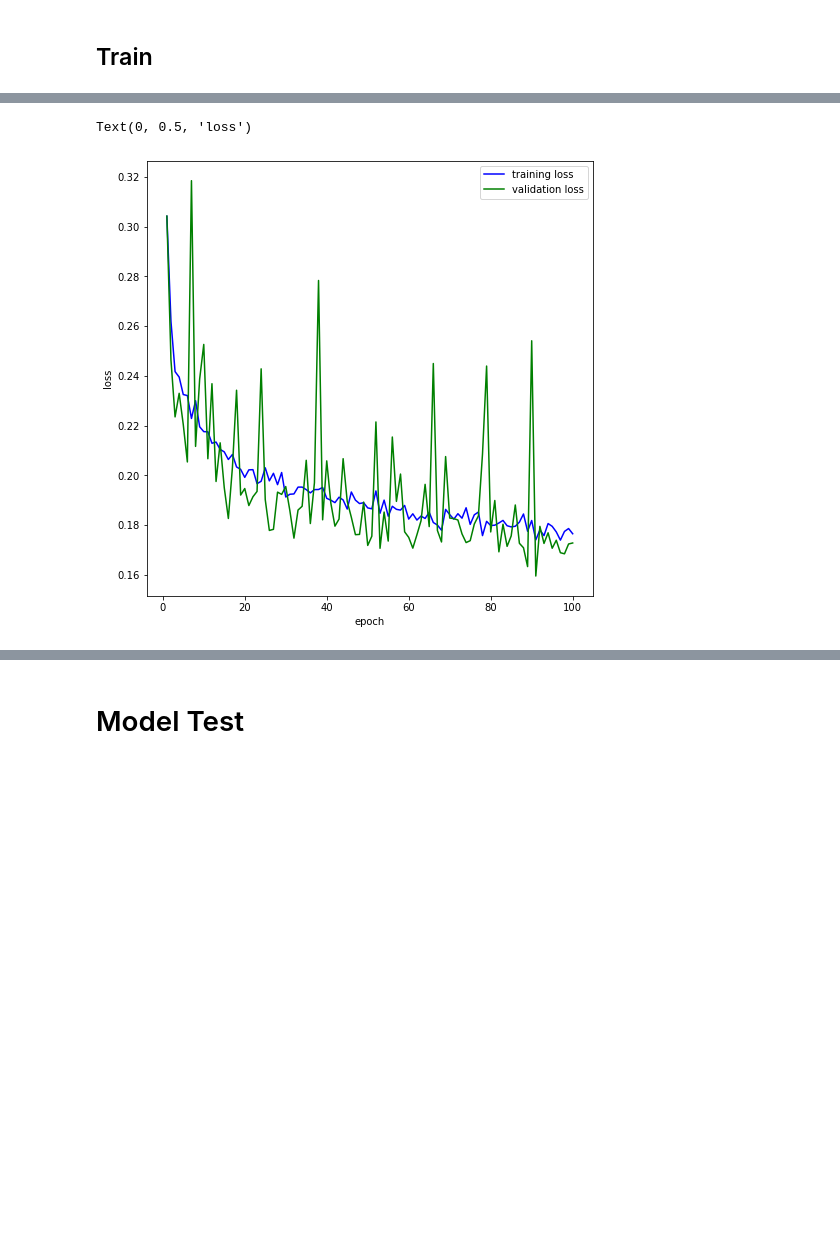
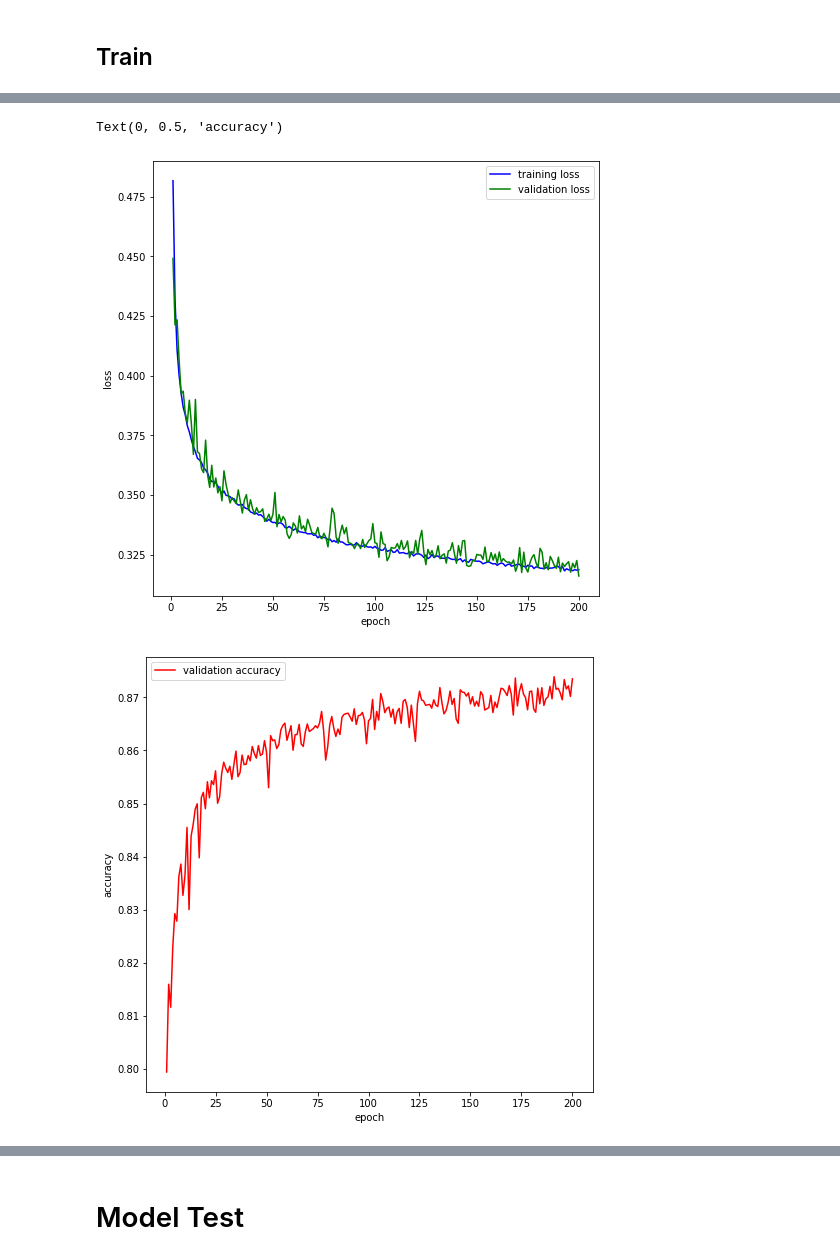
Before and after one commit to justimapa/mIF2HE, a Jupyter notebook: DenseNet.ipynb, the cells around one changed output, grey strips where cells are left out. Drawn from its saved outputs; the diff is of its cells as text; code cells hidden in the pictures; blank space fills up the shorter version.

```diff
--- a/DenseNet.ipynb
+++ b/DenseNet.ipynb
@@ -117,12 +117,13 @@ class Dataset(object):
 # %%
 # training parameters
 
-batch_size = 50
-patch_size = 40
-num_epochs = 100
+batch_size = 64
+patch_size = 32
+num_epochs = 200
 phases = ["train","val"]
-phase_size = [28000,8000]
+phase_size = [500000,40000]
 validation_phases = ["val"]
+dataname = '2_SOX10p_vs_CD3p_CD20p'
 # %%
 # Transforms
 img_transform = transforms.Compose([
@@ -143,7 +144,7 @@ dataLoader = {}
 # Load the dataset
 for phase, size in zip(phases,phase_size):
 
-    dataset[phase] = Dataset(f"dataset/{phase}_{size}_{patch_size}_{num_classes}classes_CD3p_VS_SOX10p_CD68p_triplefiltered.h5", img_transform = img_transform)
+    dataset[phase] = Dataset(f"dataset/{phase}_{size}_{patch_size}_{num_classes}classes_{dataname}.h5", img_transform = img_transform)
     dataLoader[phase] = DataLoader(dataset[phase], batch_size = batch_size,
                                    shuffle=True, pin_memory=True)
 
@@ -208,17 +220,7 @@ experiment = 0
 # %%
-validation_images = []
-pred_labels = []
-true_labels = []
+# Writer for the TensorBoard
+writer = SummaryWriter(logdir=f'runs/Experiment_{experiment}_{patch_size}_{nclasses}classes_{dataname}')
 
-training_loss = []
-validation_loss = []
-validation_acc = []
-
-dataname = 'CD3p_VS_SOX10p_CD68p_triplefilter'
-experiment += 1
-# Writer for the TensorBoard
-writer = SummaryWriter(logdir=f'runs/Experiment_{experiment}_{patch_size}_{nclasses}classes_CD3p_VS_SOX10p_CD68p_triplefilter')
-best_loss_on_test = np.Infinity
 
 start_time = time.time()
 
@@ -265,7 +267,7 @@ for epoch in range(num_epochs):
 
                     cmatrix[phase]=cmatrix[phase]+confusion_matrix(yflat,cpredflat, labels=range(nclasses))
 
-                    if epoch == 99:
+                    if epoch == num_epochs-1:
 
                         validation_images.append(img_orig)
                         pred_labels.append(cpredflat)
@@ -334,19 +328,20 @@ for epoch in range(num_epochs):
 # %%
 fig, axes = plt.subplots(1,1,figsize=(8,8))
-axes.plot(np.arange(1,101,1),training_loss,'b', label = 'training loss')
-axes.plot(np.arange(1,101,1),validation_loss, 'g', label = 'validation loss')
+axes.plot(np.arange(1,(len(training_loss) + 1),1),training_loss,'b', label = 'training loss')
+axes.plot(np.arange(1,(len(validation_loss) + 1),1),validation_loss, 'g', label = 'validation loss')
 axes.legend()
 axes.set_xlabel('epoch')
 axes.set_ylabel('loss')
+fig2, axes2 = plt.subplots(1,1,figsize=(8,8))
 
-#axes.plot(np.arange(1,101,1), validation_acc, 'r', label = 'validation accuracy')
-#axes.legend()
-#axes.set_xlabel('epoch')
-#axes.set_ylabel('accuracy')
-#plt.savefig('accuracy.jpeg')
+axes2.plot(np.arange(1,(len(validation_acc) + 1),1), validation_acc, 'r', label = 'validation accuracy')
+axes2.legend()
+axes2.set_xlabel('epoch')
+axes2.set_ylabel('accuracy')
 # %% [output]
-Text(0, 0.5, 'loss')
+Text(0, 0.5, 'accuracy')
-[figure, old version]
+[figure, new version]
+[figure, added]
 # %%
 index_=0
 # %%
```
Also changed, not shown: parts of 16 cells of this notebook, 14 other files.
